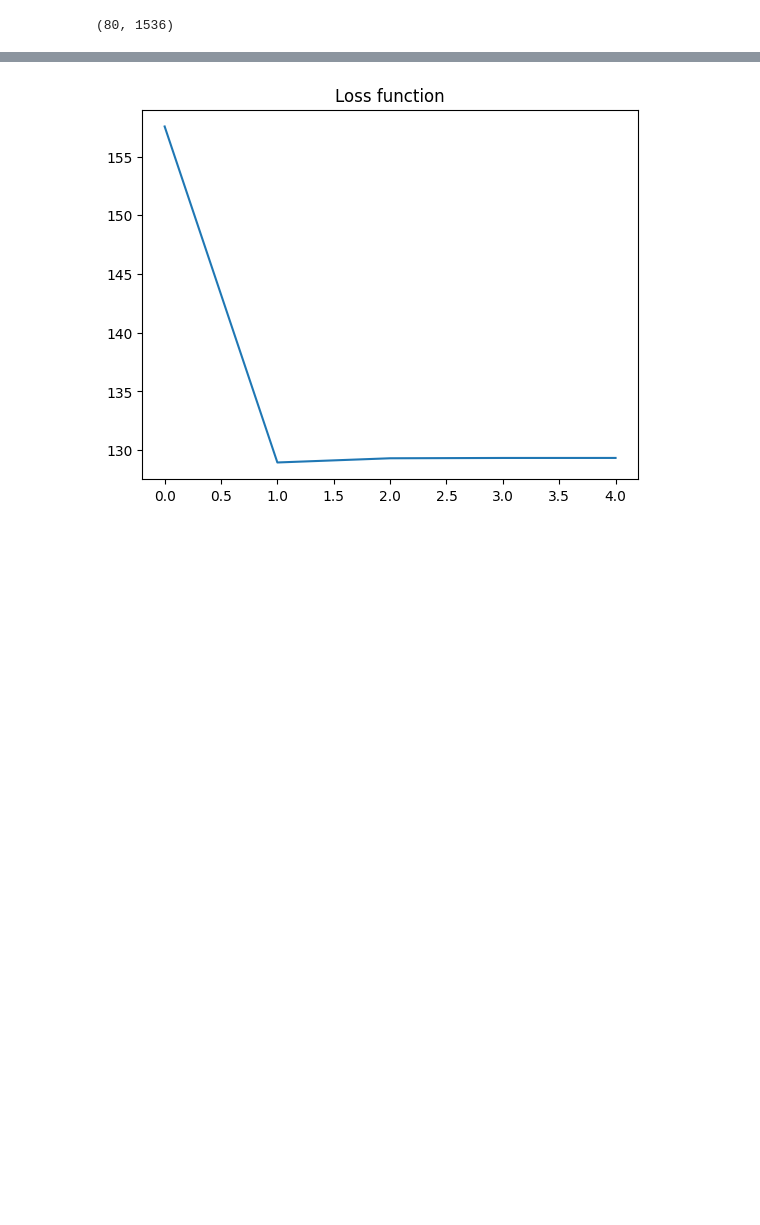
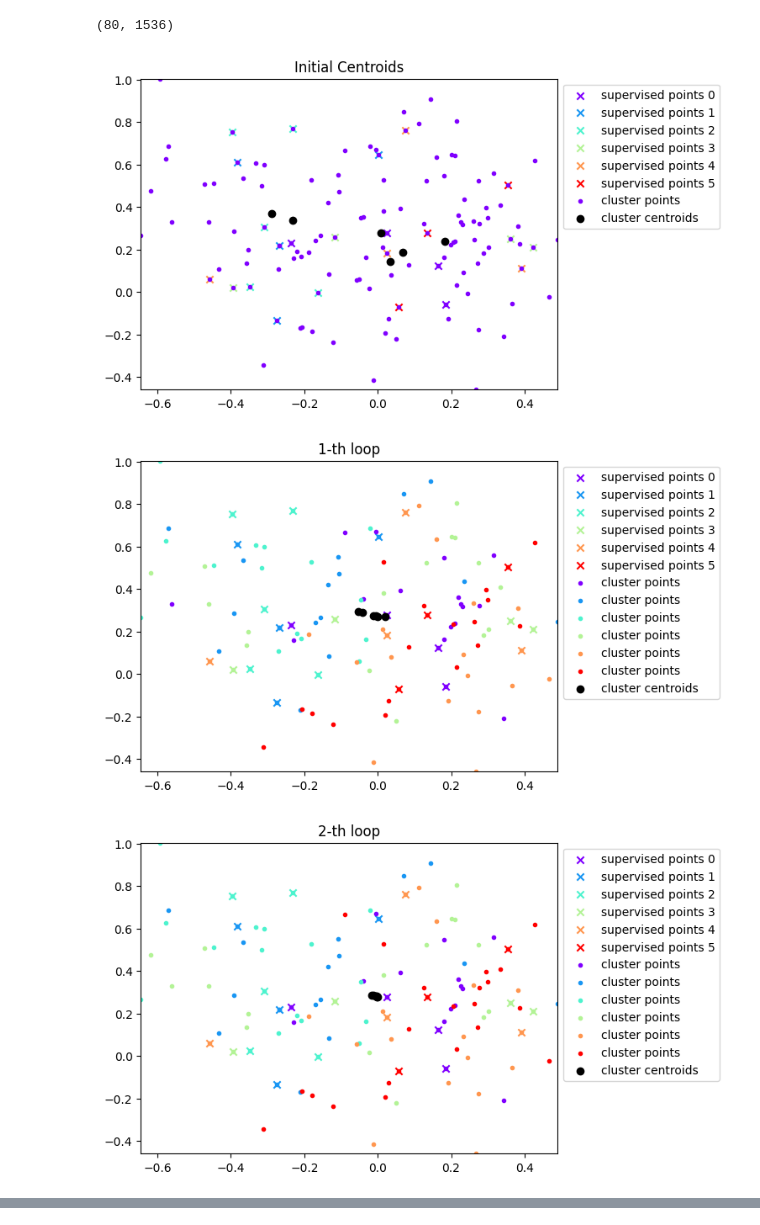
Before and after one commit to hoangtc125/algo-clustering-service, a Jupyter notebook: notebook/text_clustering.ipynb, the cells around one changed output, grey strips where cells are left out. Cells and saved outputs as stored; diff of their text form; code cells hidden in the pictures; blank space fills up the shorter version.

```diff
--- a/notebook/text_clustering.ipynb
+++ b/notebook/text_clustering.ipynb
@@ -637,30 +646,30 @@ new_features.shape
 # %%
 supervised_set = [
     [1, 3, 7, 14],
     [20, 25, 33, 39],
     [44, 49, 51, 54, 57],
     [62, 65, 71, 77],
     [82, 86, 88, 94],
     [103, 106, 116],
 ]
-# supervised_set = [
-#     [1],
-#     [39],
-# ]
 # supervised_set = [
 #     [1, 2, 13],
 #     [21, 22, 23],
 #     [41, 42, 50],
 #     [61, 62, 63],
 # ]
 ssmc_fcm = SSMC_FCM(
     dataset=features_set,
     fields_len=[768] * 1,
     fields_weight=[1],
     n_clusters=4,
     supervised_set=supervised_set,
+    is_plot=True
 )
 ssmc_fcm.clustering()
 ssmc_fcm.show_cluster_members()
 ssmc_fcm.show_loss_function()
 # %% [output]
+[figure, new version]
+[figure, added]
+[figure, added]
@@ -673,4 +687,3 @@ Cluster members:
 [80 81 82 83 84 85 86 87 88 89 90 91 92 93 94 95 96 97 98 99]
 [100 101 102 103 104 105 106 107 108 109 110 111 112 113 114 115 116 117
  118 119]
-[figure, old version]
```
Also changed, not shown: parts of 5 cells of this notebook, 3 other files.
